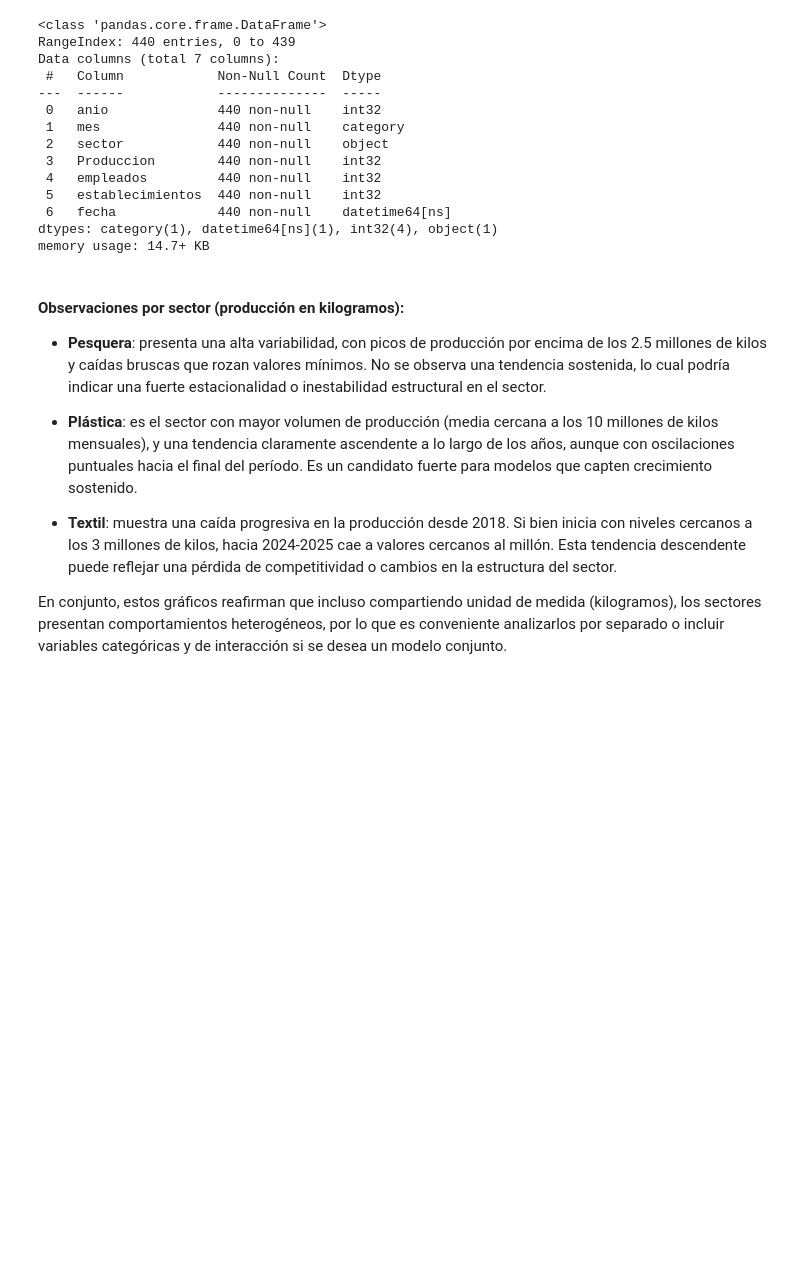
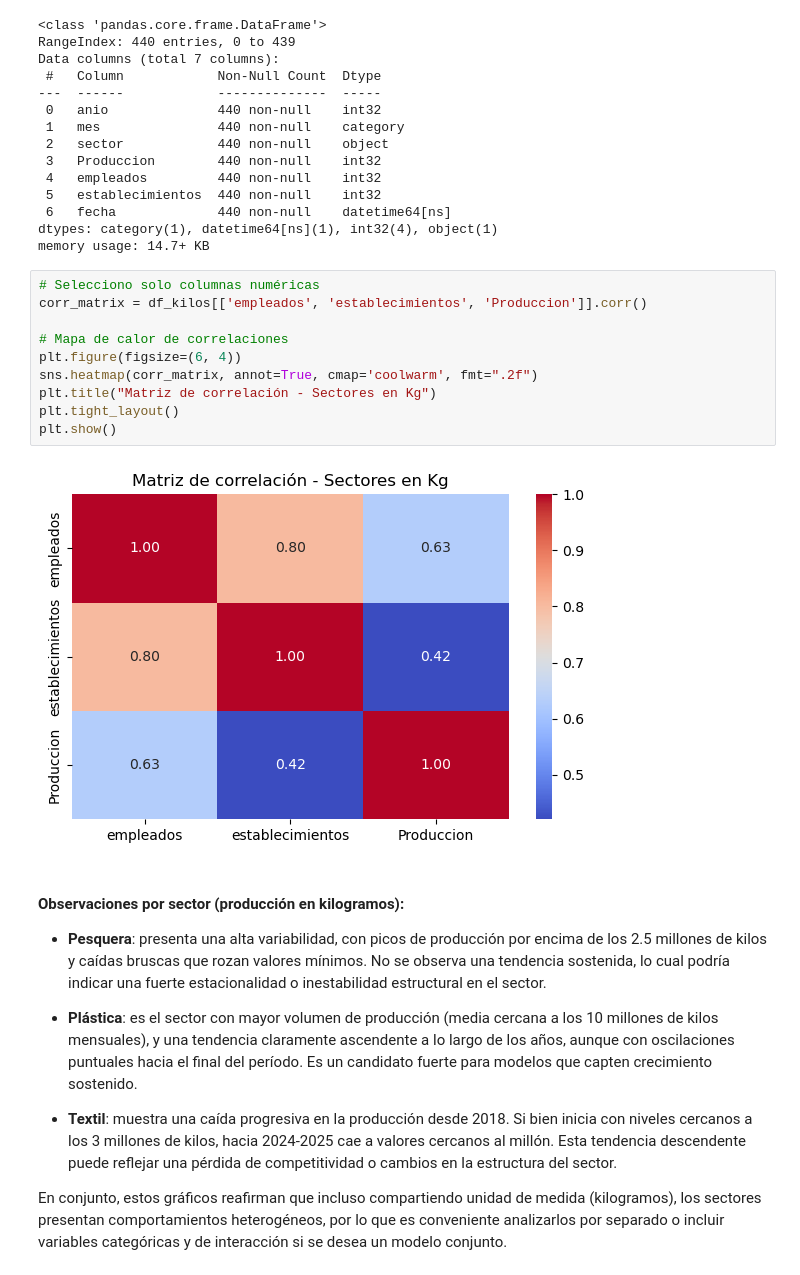
Before and after one commit to lunalucianoj/produccion-industrial-tdf, a Jupyter notebook: notebooks/01_exploracion_y_union_datasets.ipynb, the cells around one changed output. Drawn from its saved outputs; the diff is of its cells as text; blank space fills up the shorter version.

```diff
--- a/notebooks/01_exploracion_y_union_datasets.ipynb
+++ b/notebooks/01_exploracion_y_union_datasets.ipynb
@@ -1722,6 +1739,18 @@ Data columns (total 7 columns):
  6   fecha             440 non-null    datetime64[ns]
 dtypes: category(1), datetime64[ns](1), int32(4), object(1)
 memory usage: 14.7+ KB
+# %%
+# Selecciono solo columnas numéricas
+corr_matrix = df_kilos[['empleados', 'establecimientos', 'Produccion']].corr()
+
+# Mapa de calor de correlaciones
+plt.figure(figsize=(6, 4))
+sns.heatmap(corr_matrix, annot=True, cmap='coolwarm', fmt=".2f")
+plt.title("Matriz de correlación - Sectores en Kg")
+plt.tight_layout()
+plt.show()
+# %% [output]
+[figure, added]
 # %% [markdown]
 #### Observaciones por sector (producción en kilogramos):
 
```
Also changed, not shown: parts of 47 cells of this notebook.
